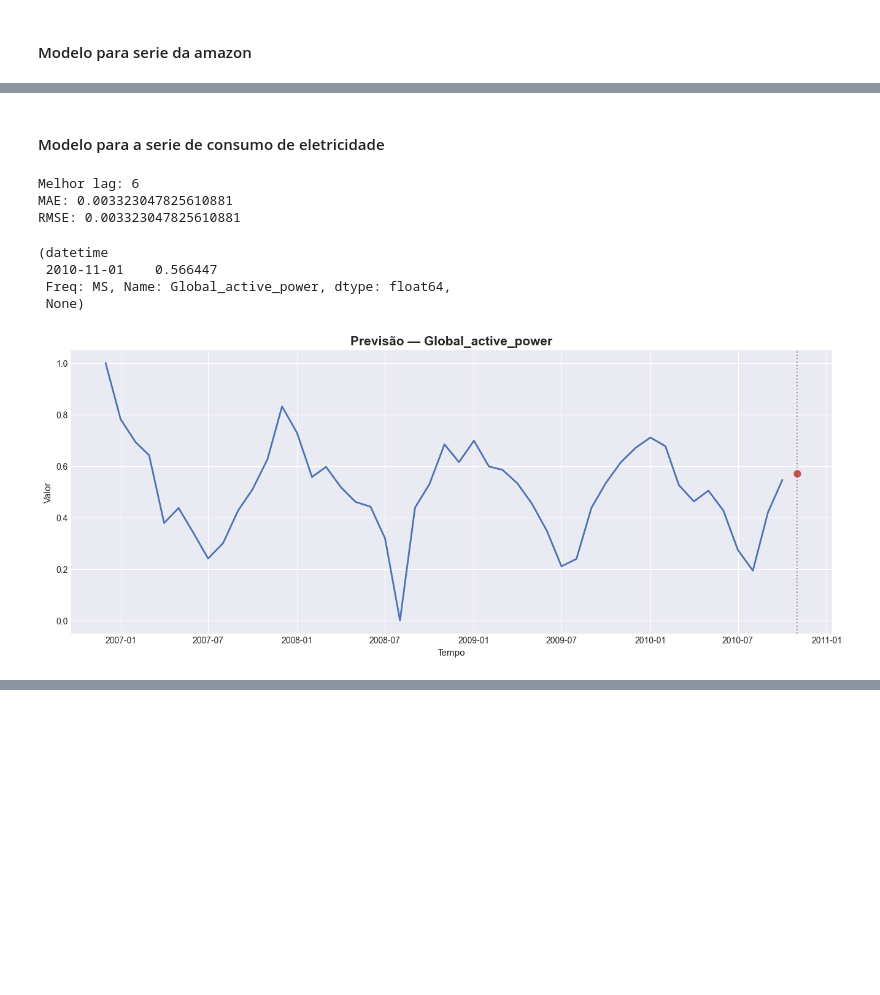
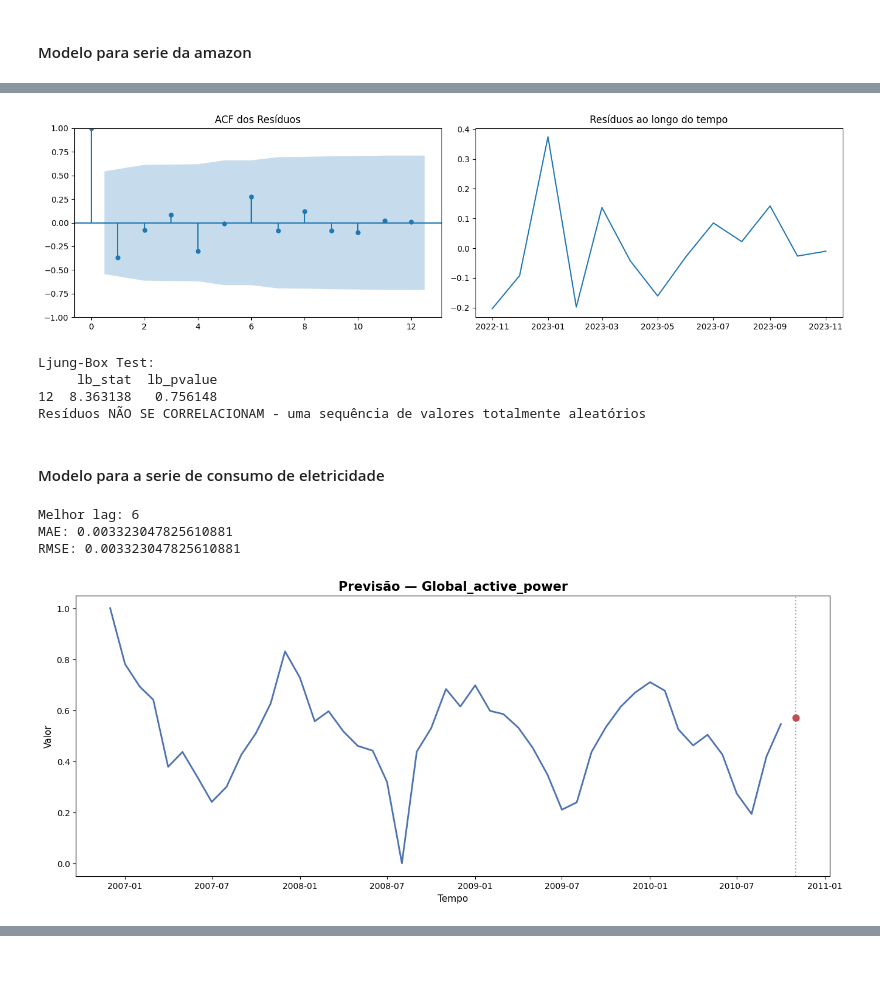
Before and after one commit to Gueguelas/series-temporais, a Jupyter notebook: notebook.ipynb, the cells around one changed output, grey strips where cells are left out. Drawn from its saved outputs; the diff is of its cells as text; code cells hidden in the pictures; blank space fills up the shorter version.

```diff
--- a/notebook.ipynb
+++ b/notebook.ipynb
@@ -667,3 +690,32 @@ def run_pipeline(serie):
+# %%
+from statsmodels.stats.diagnostic import acorr_ljungbox
+def residual_diagnostics(model, lags=20):
+    residuals = model.resid
+
+    max_lag = min(lags, len(residuals) - 1)
+
+    fig, ax = plt.subplots(1, 2, figsize=(14, 4))
+
+    plot_acf(residuals, lags=max_lag, ax=ax[0])
+    ax[0].set_title('ACF dos Resíduos')
+
+    ax[1].plot(residuals)
+    ax[1].set_title('Resíduos ao longo do tempo')
+
+    plt.tight_layout()
+    plt.show()
+
+    lb_test = acorr_ljungbox(residuals, lags=[max_lag], return_df=True)
+
+    print("\nLjung-Box Test:")
+    print(lb_test)
+
+    p_value = lb_test['lb_pvalue'].values[0]
+
+    if p_value < 0.05:
+        print("Resíduos SE CORRELACIONAM - uma sequência de valores que tem algo incomum")
+    else:
+        print("Resíduos NÃO SE CORRELACIONAM - uma sequência de valores totalmente aleatórios")
 # %% [markdown]
 #### Modelo para serie da amazon
 # %%
@@ -676,13 +728,17 @@ RMSE: 0.07851073641793738
+# %%
+residual_diagnostics(model_amazon)
+# %% [output]
+[figure, added]
+Ljung-Box Test:
+     lb_stat  lb_pvalue
+12  8.363138   0.756148
+Resíduos NÃO SE CORRELACIONAM - uma sequência de valores totalmente aleatórios
 # %% [markdown]
 #### Modelo para a serie de consumo de eletricidade
 # %%
-run_pipeline(serie_electric_power)
+model_electric_power = run_pipeline(serie_electric_power)
 # %% [output]
 Melhor lag: 6
 MAE: 0.003323047825610881
 RMSE: 0.003323047825610881
-(datetime
- 2010-11-01    0.566447
- Freq: MS, Name: Global_active_power, dtype: float64,
- None)
-[figure, old version]
+[figure, new version]
```
Also changed, not shown: parts of 17 cells of this notebook.
